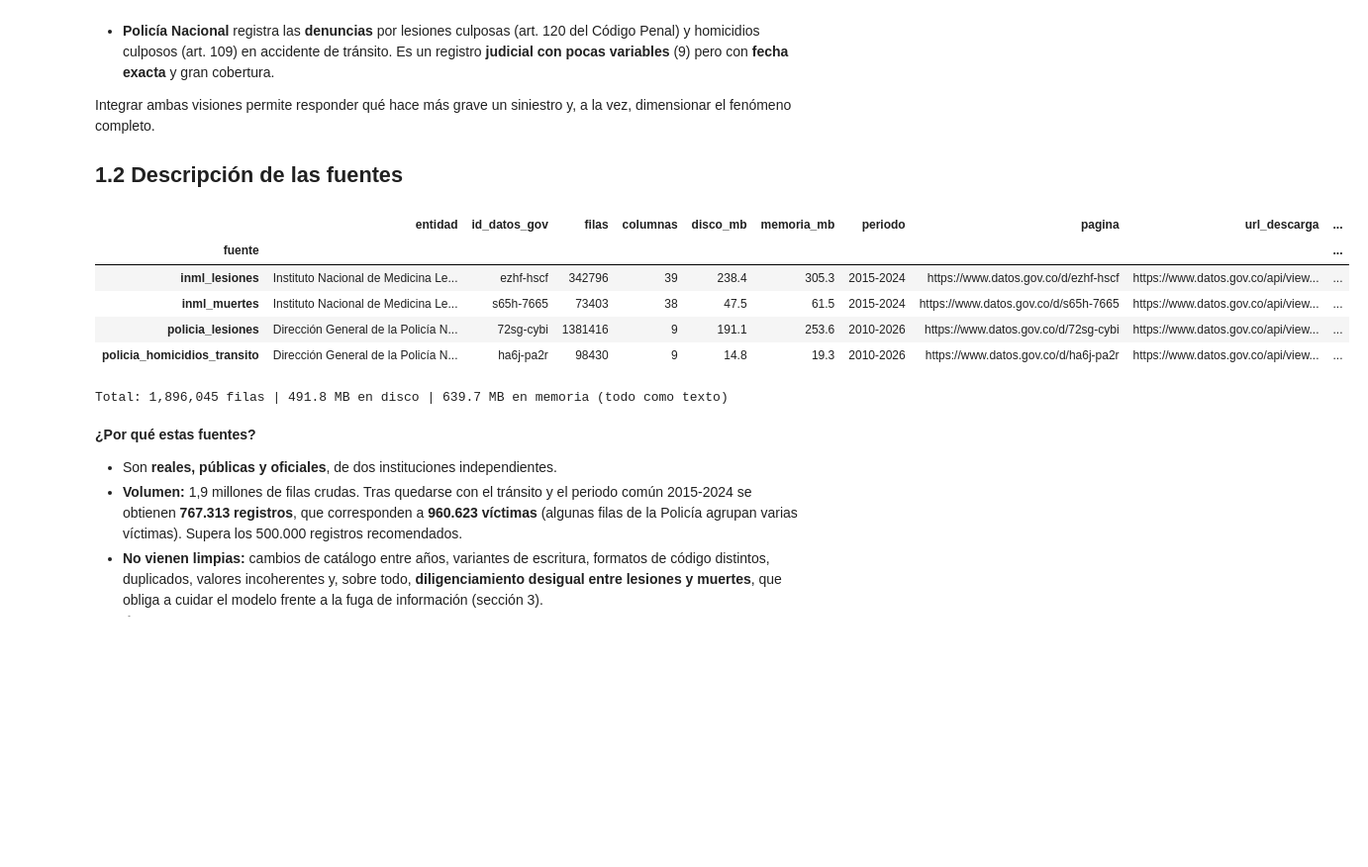
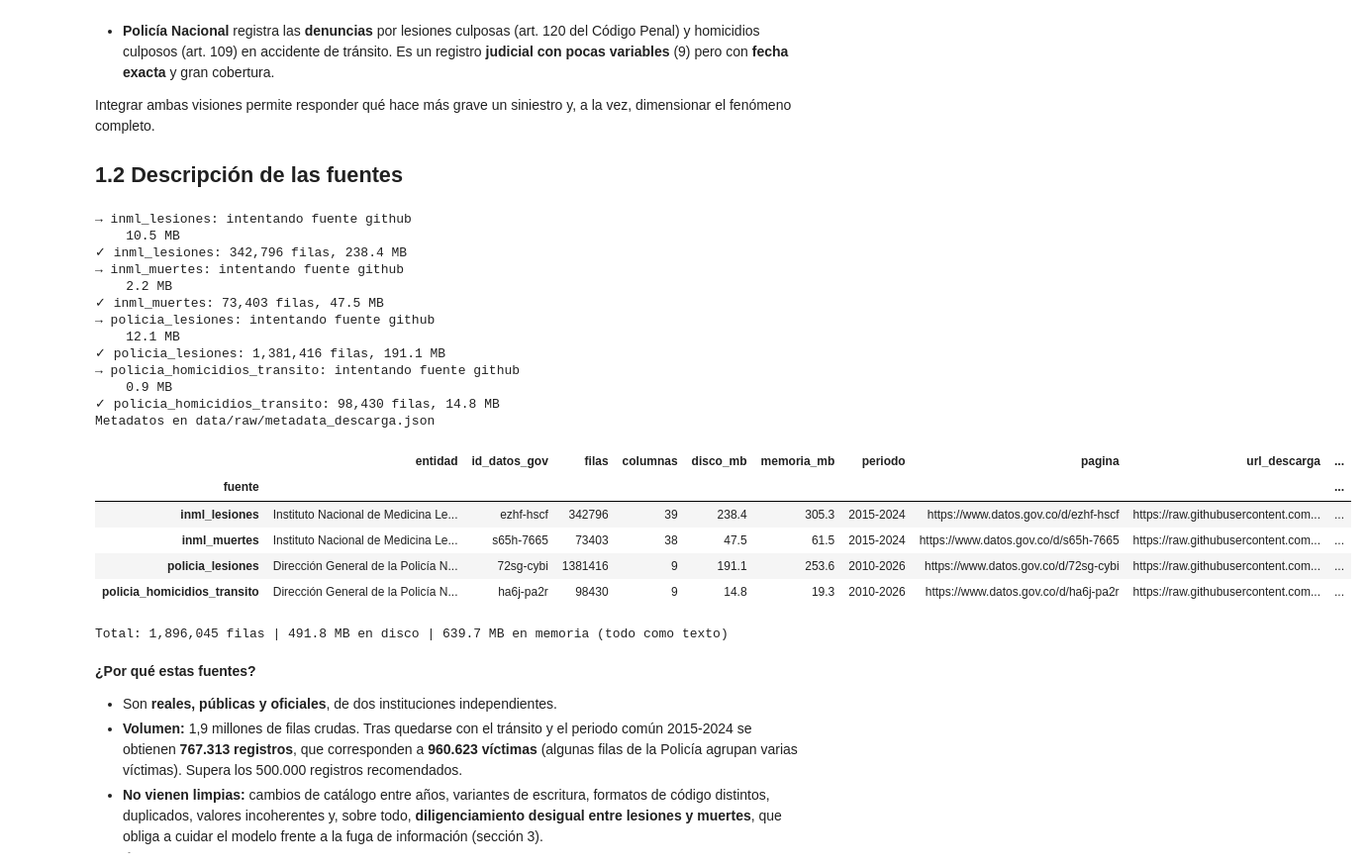
Before and after one commit to ingjuancrojasl-crypto/Rojas_Juan_BigData_ProyectoFinal, a Jupyter notebook: notebooks/Rojas_Juan_BigData_ProyectoFinal.ipynb, the cells around one changed output. Shown at 99% size. Drawn from its saved outputs; the diff is of its cells as text; code cells hidden in the pictures; blank space fills up the shorter version.

```diff
--- a/notebooks/Rojas_Juan_BigData_ProyectoFinal.ipynb
+++ b/notebooks/Rojas_Juan_BigData_ProyectoFinal.ipynb
@@ -58,32 +58,43 @@ Integrar ambas visiones permite responder qué hace más grave un siniestro y, a
 
 ## 1.2 Descripción de las fuentes
 # %%
-# Descarga lo que falte (datos.gov.co con respaldo en GitHub) y registra metadatos
-if not all(f["archivo"].exists() for f in config.FUENTES.values()):
-    import subprocess
-    subprocess.run([sys.executable, str(RAIZ / "src" / "descargar_datos.py")], check=True)
-
-metadata = json.loads(config.ARCHIVO_METADATA_DESCARGA.read_text(encoding="utf-8"))
+# Descarga lo que falte desde el GitHub del proyecto (respaldo: datos.gov.co) y registra metadatos.
+# Si los 4 CSV ya están en data/raw/, no descarga nada y solo registra sus metadatos.
+import descargar_datos
+metadata = descargar_datos.descargar_todo()
 
 inicio = time.perf_counter()
 crudos = etl.cargar_fuentes()
 t_carga_texto = time.perf_counter() - inicio
 
 perfil = etl.perfil_fuentes(crudos)
 perfil["pagina"] = [config.FUENTES[n]["pagina"] for n in perfil.index]
 perfil["url_descarga"] = [metadata[n]["url_descarga"] for n in perfil.index]
 perfil["fecha_descarga"] = [metadata[n]["fecha_descarga"] for n in perfil.index]
 display(perfil)
 print(f"Total: {perfil['filas'].sum():,} filas | {perfil['disco_mb'].sum():,.1f} MB en disco | "
       f"{perfil['memoria_mb'].sum():,.1f} MB en memoria (todo como texto)")
 # %% [output]
+→ inml_lesiones: intentando fuente github
+    10.5 MB
+✓ inml_lesiones: 342,796 filas, 238.4 MB
+→ inml_muertes: intentando fuente github
+    2.2 MB
+✓ inml_muertes: 73,403 filas, 47.5 MB
+→ policia_lesiones: intentando fuente github
+    12.1 MB
+✓ policia_lesiones: 1,381,416 filas, 191.1 MB
+→ policia_homicidios_transito: intentando fuente github
+    0.9 MB
+✓ policia_homicidios_transito: 98,430 filas, 14.8 MB
+Metadatos en data/raw/metadata_descarga.json
 |  | entidad | id_datos_gov | filas | columnas | disco_mb | memoria_mb | periodo | pagina | url_descarga | ... |
 | fuente |  |  |  |  |  |  |  |  |  | ... |
-| inml_lesiones | Instituto Nacional de Medicina Le... | ezhf-hscf | 342796 | 39 | 238.4 | 305.3 | 2015-2024 | https://www.datos.gov.co/d/ezhf-hscf | https://www.datos.gov.co/api/view... | ... |
-| inml_muertes | Instituto Nacional de Medicina Le... | s65h-7665 | 73403 | 38 | 47.5 | 61.5 | 2015-2024 | https://www.datos.gov.co/d/s65h-7665 | https://www.datos.gov.co/api/view... | ... |
-| policia_lesiones | Dirección General de la Policía N... | 72sg-cybi | 1381416 | 9 | 191.1 | 253.6 | 2010-2026 | https://www.datos.gov.co/d/72sg-cybi | https://www.datos.gov.co/api/view... | ... |
-| policia_homicidios_transito | Dirección General de la Policía N... | ha6j-pa2r | 98430 | 9 | 14.8 | 19.3 | 2010-2026 | https://www.datos.gov.co/d/ha6j-pa2r | https://www.datos.gov.co/api/view... | ... |
+| inml_lesiones | Instituto Nacional de Medicina Le... | ezhf-hscf | 342796 | 39 | 238.4 | 305.3 | 2015-2024 | https://www.datos.gov.co/d/ezhf-hscf | https://raw.githubusercontent.com... | ... |
+| inml_muertes | Instituto Nacional de Medicina Le... | s65h-7665 | 73403 | 38 | 47.5 | 61.5 | 2015-2024 | https://www.datos.gov.co/d/s65h-7665 | https://raw.githubusercontent.com... | ... |
+| policia_lesiones | Dirección General de la Policía N... | 72sg-cybi | 1381416 | 9 | 191.1 | 253.6 | 2010-2026 | https://www.datos.gov.co/d/72sg-cybi | https://raw.githubusercontent.com... | ... |
+| policia_homicidios_transito | Dirección General de la Policía N... | ha6j-pa2r | 98430 | 9 | 14.8 | 19.3 | 2010-2026 | https://www.datos.gov.co/d/ha6j-pa2r | https://raw.githubusercontent.com... | ... |
-Total: 1,896,045 filas | 491.8 MB en disco | 639.7 MB en memoria (todo como texto)
+Total: 1,896,045 filas | 491.8 MB en disco | 639.7 MB en memoria (todo como texto)
 # %% [markdown]
 **¿Por qué estas fuentes?**
 - Son **reales, públicas y oficiales**, de dos instituciones independientes.
```
Also changed, not shown: parts of 4 cells of this notebook.
